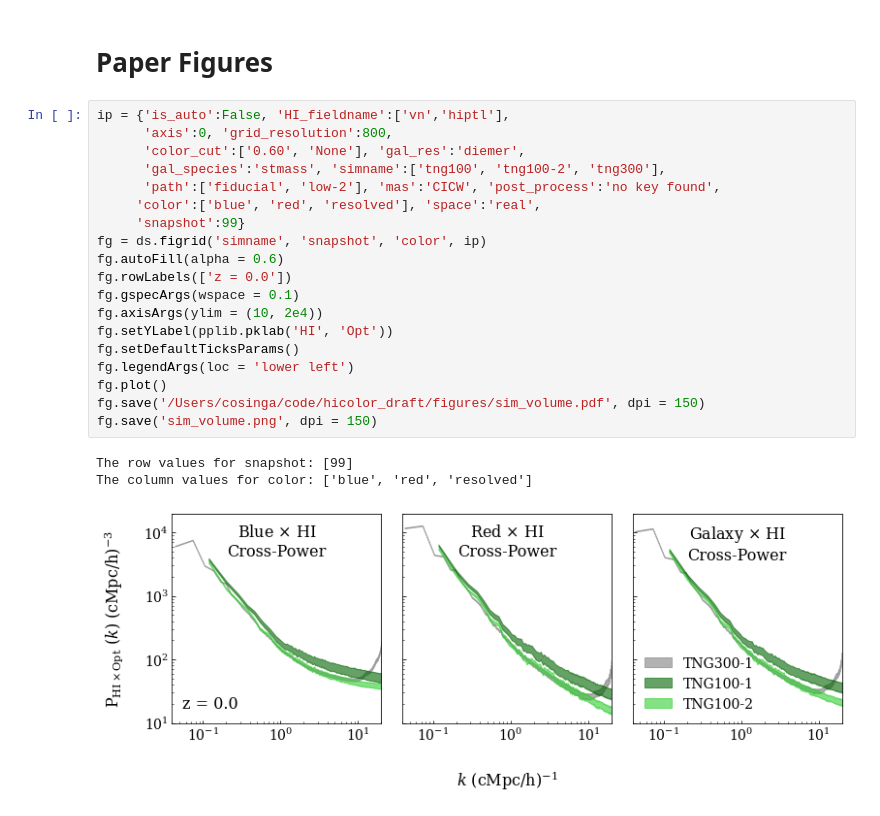
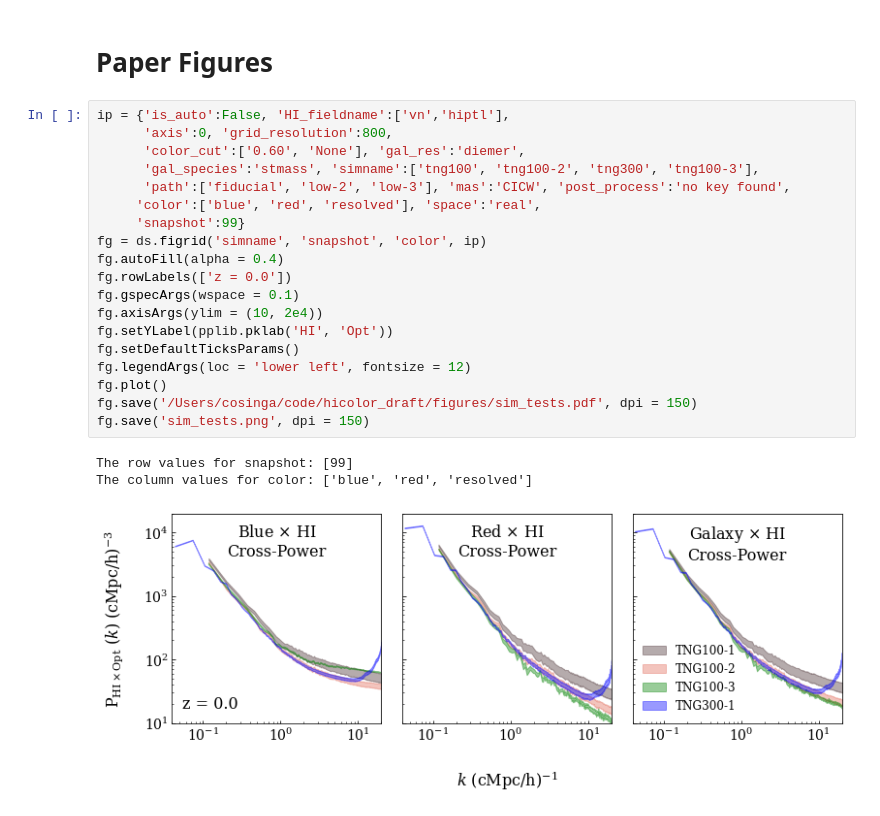
Before and after one commit to calvinosinga/hcolor, a Jupyter notebook: fig_md_analysis/simvolume/simvolume.ipynb, the cells around one changed output. Drawn from its saved outputs; the diff is of its cells as text.

```diff
--- a/fig_md_analysis/simvolume/simvolume.ipynb
+++ b/fig_md_analysis/simvolume/simvolume.ipynb
@@ -88,23 +98,23 @@ The column values for color: ['blue', 'red', 'resolved']
 # %%
 ip = {'is_auto':False, 'HI_fieldname':['vn','hiptl'],
       'axis':0, 'grid_resolution':800,
       'color_cut':['0.60', 'None'], 'gal_res':'diemer',
-      'gal_species':'stmass', 'simname':['tng100', 'tng100-2', 'tng300'],
-      'path':['fiducial', 'low-2'], 'mas':'CICW', 'post_process':'no key found',
+      'gal_species':'stmass', 'simname':['tng100', 'tng100-2', 'tng300', 'tng100-3'],
+      'path':['fiducial', 'low-2', 'low-3'], 'mas':'CICW', 'post_process':'no key found',
      'color':['blue', 'red', 'resolved'], 'space':'real',
      'snapshot':99}
 fg = ds.figrid('simname', 'snapshot', 'color', ip)
-fg.autoFill(alpha = 0.6)
+fg.autoFill(alpha = 0.4)
 fg.rowLabels(['z = 0.0'])
 fg.gspecArgs(wspace = 0.1)
 fg.axisArgs(ylim = (10, 2e4))
 fg.setYLabel(pplib.pklab('HI', 'Opt'))
 fg.setDefaultTicksParams()
-fg.legendArgs(loc = 'lower left')
+fg.legendArgs(loc = 'lower left', fontsize = 12)
 fg.plot()
-fg.save('/Users/cosinga/code/hicolor_draft/figures/sim_volume.pdf', dpi = 150)
-fg.save('sim_volume.png', dpi = 150)
+fg.save('/Users/cosinga/code/hicolor_draft/figures/sim_tests.pdf', dpi = 150)
+fg.save('sim_tests.png', dpi = 150)
 # %% [output]
 The row values for snapshot: [99]
 The column values for color: ['blue', 'red', 'resolved']
-[figure, old version]
+[figure, new version]
```
Also changed, not shown: parts of 4 cells of this notebook, 14 other files.
